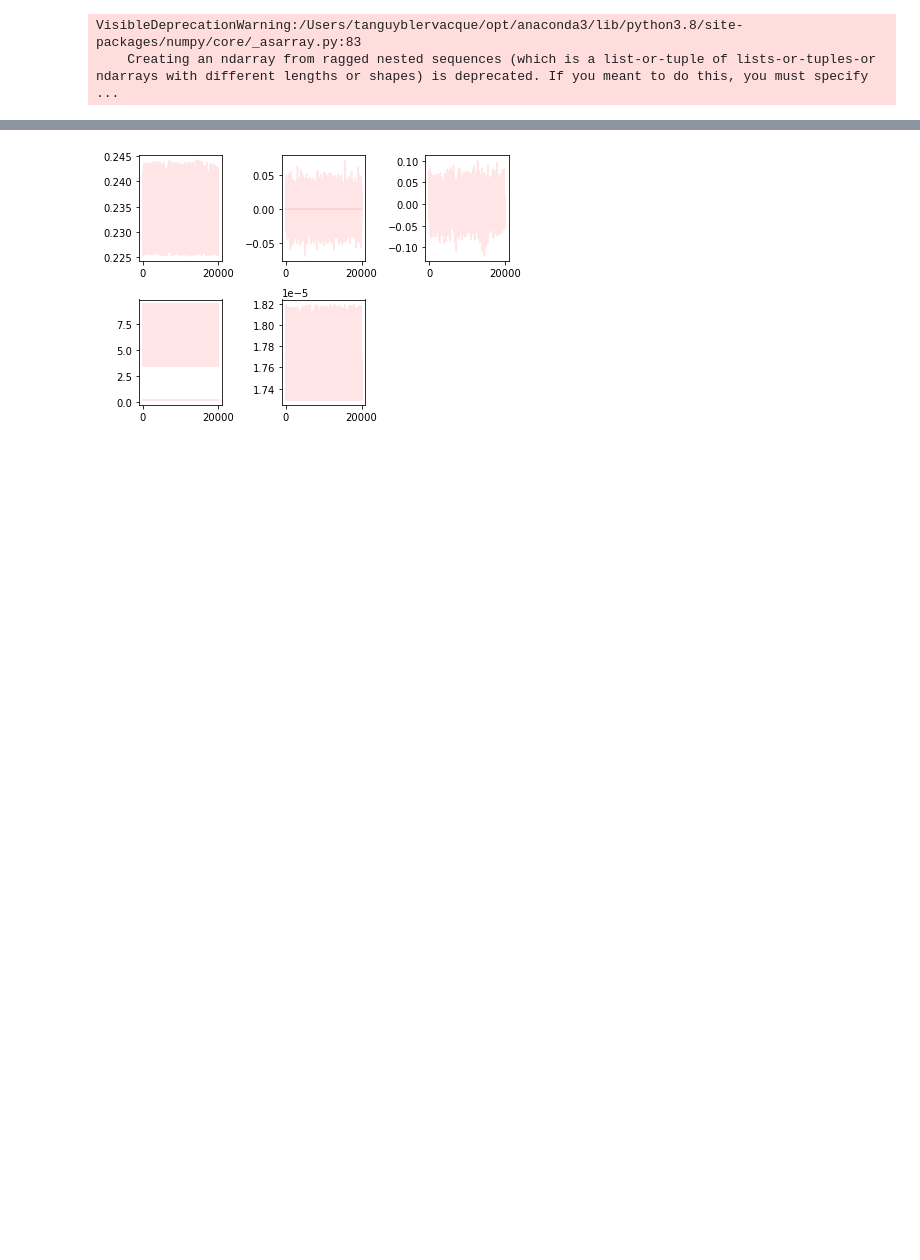
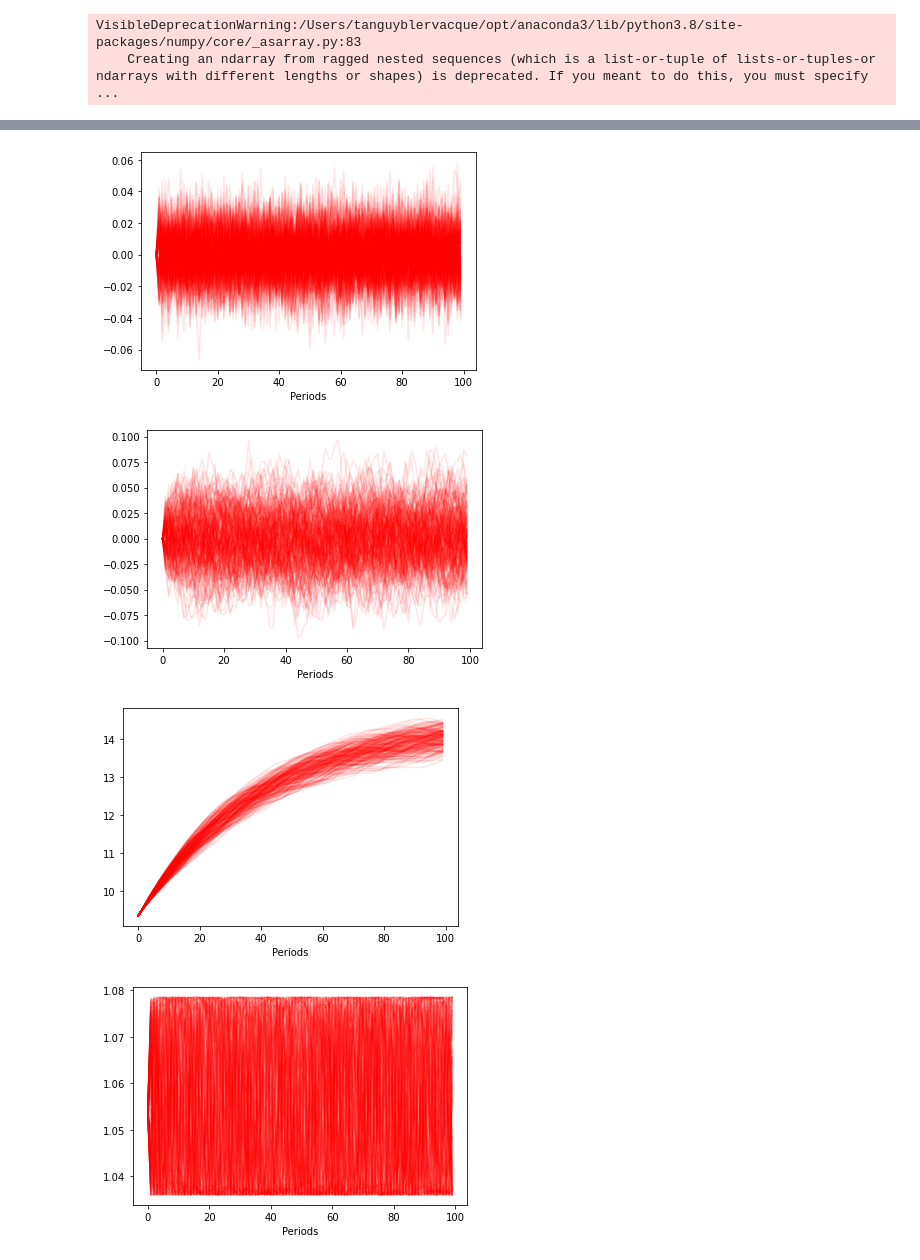
Before and after one commit to tanguy0/Stage_Crest, a Jupyter notebook: DL_RBC_dolo.ipynb, the cells around one changed output, grey strips where cells are left out. Cells and saved outputs as stored; diff of their text form; code cells hidden in the pictures; blank space fills up the shorter version.

```diff
--- a/DL_RBC_dolo.ipynb
+++ b/DL_RBC_dolo.ipynb
@@ -404,31 +487,31 @@ def simulate(model, dr, N, T):
     for n in range(N) :
 
         result = []
-        #result.append([m0,s0,x0])          # Initial state
         s=[]
         for variable in s0:
-            s.append([variable])            # Stick to good format
+            s.append([variable])            # Format for dr function
         m = m0
 
         for t in range(T) :
 
-            control = dr(s)             # dr demande une liste de liste de variable
+            control = dr(s)             # dr needs a list of list of variables
             x = []
             for i in range(len(control[0])):
                 x.append([control[0][i].numpy()])
 
-            for i in range(len(s)):
+            result.append([[[m] for m in m],[a for a in s],x])
+
+            for i in range(len(s)):        # Reformat for transition function
                 s[i]=s[i][0]
-
-            result.append([m,s,x])
 
             m = []
             for i in range(len(m0)):
-                m.append(tf.random.normal(shape=(1,) , stddev=parameters[-(len(m0)-i)]).numpy())              # We define the shock for the next time period
+                m.append(tf.random.normal(shape=(1,) , stddev=parameters[-(len(m0)-i)]).numpy())        # We define the shock for the next time period
 
-            state = transition(m,s,x,m,parameters)       # transition demande une liste de variables
+            state = transition(m,s,x,m,parameters)       # transition needs a simple list of variables
+
             s = []
-            for variable in state:
+            for variable in state:         # Reformat for dr function
                 s.append(variable)
 
         simulations.append(result)
@@ -436,41 +519,45 @@ def simulate(model, dr, N, T):
 
     return simulations                    # N x T x (len(m0)+len(s0)+len(x0)) matrix
 # %%
-sim = simulate(model,dr,500,40)
+sim = simulate(model,dr,200,100)
 # %% [output]
 VisibleDeprecationWarning:/Users/tanguyblervacque/opt/anaconda3/lib/python3.8/site-packages/numpy/core/_asarray.py:83
     Creating an ndarray from ragged nested sequences (which is a list-or-tuple of lists-or-tuples-or ndarrays with different lengths or shapes) is deprecated. If you meant to do this, you must specify ...
 # %%
-plt.figure()
-
 mat = []
-for i in range(len(sim[0][0])):
-    mat.append([])
-for i in range(len(sim[0][0])):
-    for j in range(len(sim[0][0][i])):
-        mat[i].append([])
 
 for i in range(len(sim)):
-    for j in range(len(sim[i])):
-        for v in range(len(sim[i][j])):
-            for l in range(len(sim[i][j][v])):
-                mat[v][l].append(sim[i][j][v][l])
+    mat.append([])
 
-for v in range(len(mat)+1):
-    for l in range(len(mat[v-1])):
-        plt.subplot(231+v+l)
-        plt.plot(mat[v-1][l], color='red', alpha=0.1)
+for simulation in range(len(sim)):
+    for j in range(len(sim[0][0])):             #[m,s,x]
+        mat[simulation].append([])
+    for k in range(len(sim[0][0])):
+        for n in range(len(sim[0][0][k])):
+            mat[simulation][k].append([])
+
+for i in range(len(sim)):
+    for t in range(len(sim[i])):
+        for v in range(len(sim[i][t])):
+            for l in range(len(sim[i][t][v])):
+                mat[i][v][l].append(sim[i][t][v][l][0])
+
+for i in range(len(sim)):
+    for v in range(len(mat[i])):
+            for l in range(len(mat[i][v])):
+                a = 10*v +l
+                plt.figure(a)
+                plt.xlabel('Periods')
+                plt.plot(mat[i][v][l], color='red', alpha=0.1)
 
 # plt.subplot(331)
 # plt.title('Shocks')
 # plt.subplot(332)
 # plt.title('Technological progress')
-# plt.subplot(333)
+# plt.subplot(333)                                  # This is specific to the RBC model but I let it here to be adapted to another model.
 # plt.title('Capital')
 # plt.subplot(334)
 # plt.title('Investment')
 # plt.subplot(335)
 # plt.title('Labor')
-
-plt.tight_layout()
 # %% [output]
@@ -479,3 +564,6 @@ MatplotlibDeprecationWarning:<ipython-input-199-f26d6cd1003e>:18
 VisibleDeprecationWarning:/Users/tanguyblervacque/opt/anaconda3/lib/python3.8/site-packages/numpy/core/_asarray.py:136
     Creating an ndarray from ragged nested sequences (which is a list-or-tuple of lists-or-tuples-or ndarrays with different lengths or shapes) is deprecated. If you meant to do this, you must specify ...
-[figure, old version]
+[figure, new version]
+[figure, added]
+[figure, added]
+[figure, added]
```
Also changed, not shown: parts of 35 cells of this notebook, 2 other files.
